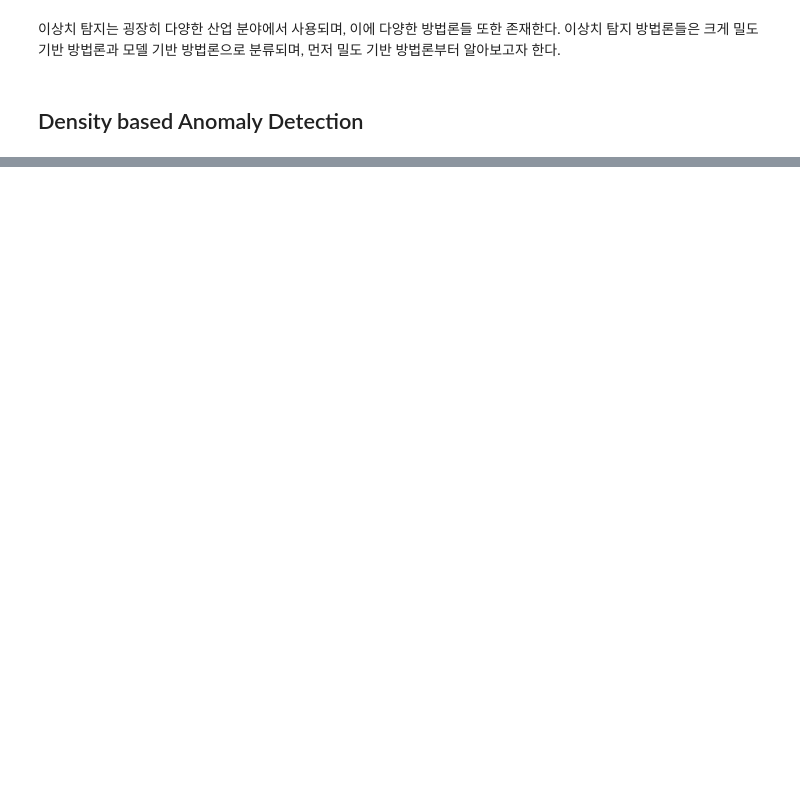
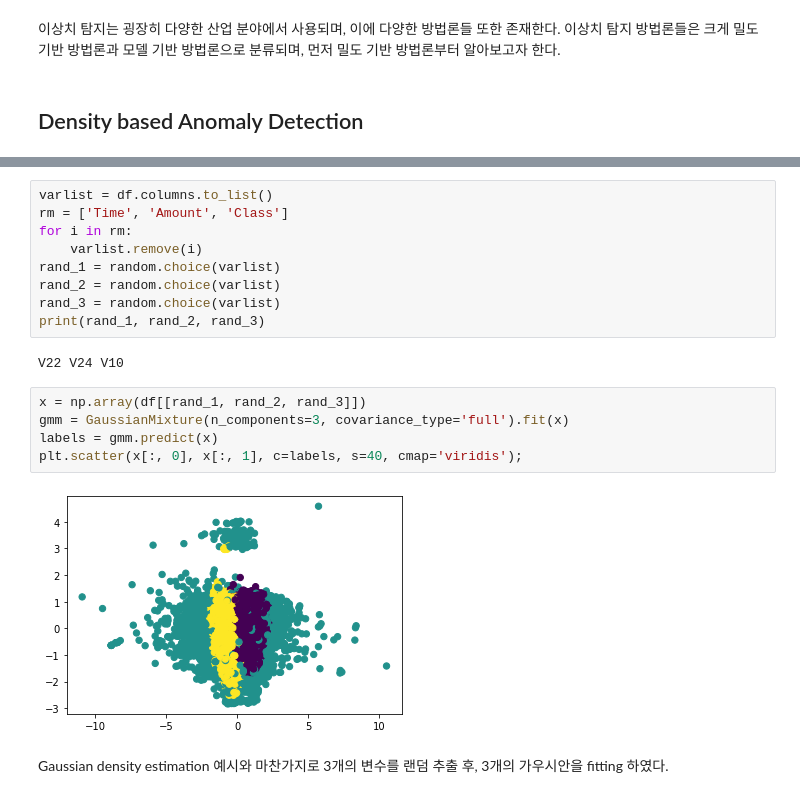
Before and after one commit to tomtom1103/The_Helvetica_Scenario, a Jupyter notebook: anomaly_detection/anomaly_detection_tutorial.ipynb, the cells around one changed output, grey strips where cells are left out. Drawn from its saved outputs; the diff is of its cells as text; blank space fills up the shorter version.

```diff
--- a/anomaly_detection/anomaly_detection_tutorial.ipynb
+++ b/anomaly_detection/anomaly_detection_tutorial.ipynb
@@ -69,0 +217,20 @@ df
+# %%
+varlist = df.columns.to_list()
+rm = ['Time', 'Amount', 'Class']
+for i in rm:
+    varlist.remove(i)
+rand_1 = random.choice(varlist)
+rand_2 = random.choice(varlist)
+rand_3 = random.choice(varlist)
+print(rand_1, rand_2, rand_3)
+# %% [output]
+V22 V24 V10
+# %%
+x = np.array(df[[rand_1, rand_2, rand_3]])
+gmm = GaussianMixture(n_components=3, covariance_type='full').fit(x)
+labels = gmm.predict(x)
+plt.scatter(x[:, 0], x[:, 1], c=labels, s=40, cmap='viridis');
+# %% [output]
+[figure, added]
+# %% [markdown]
+Gaussian density estimation 예시와 마찬가지로 3개의 변수를 랜덤 추출 후, 3개의 가우시안을 fitting 하였다.
```
Also changed, not shown: parts of 30 cells of this notebook, 3 other files.
